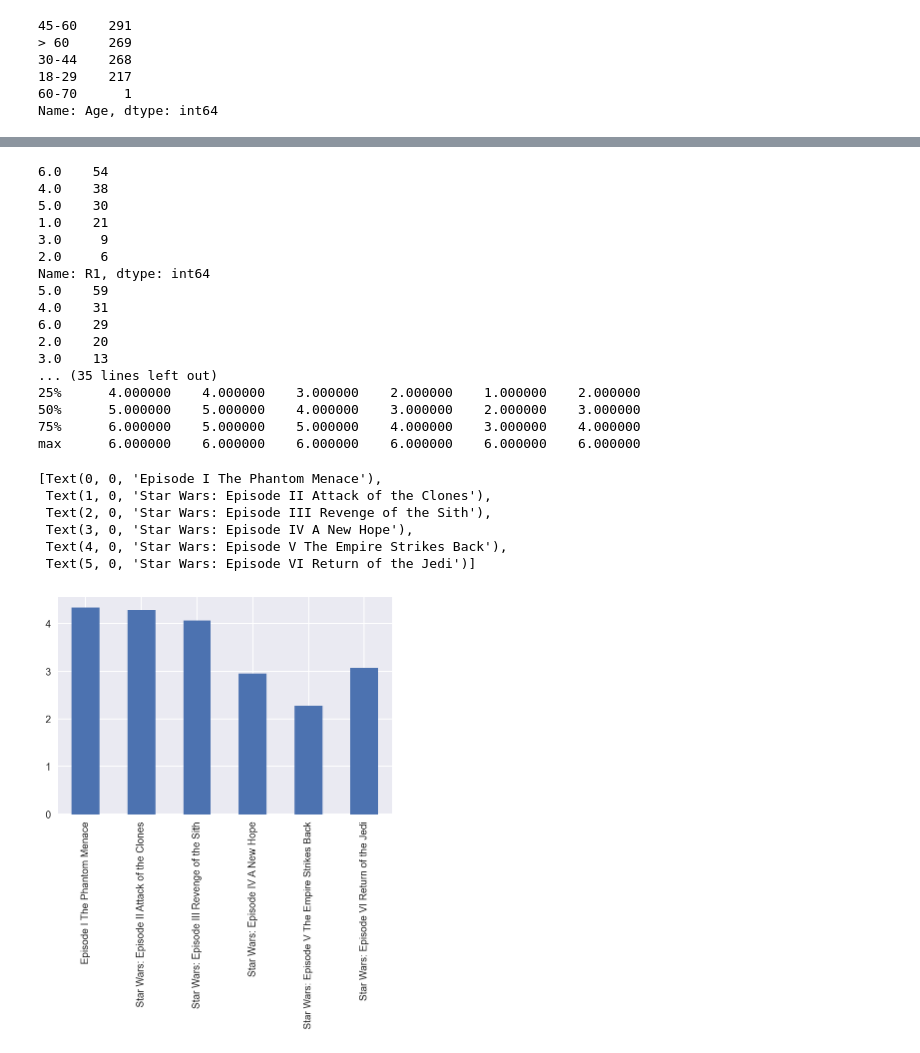
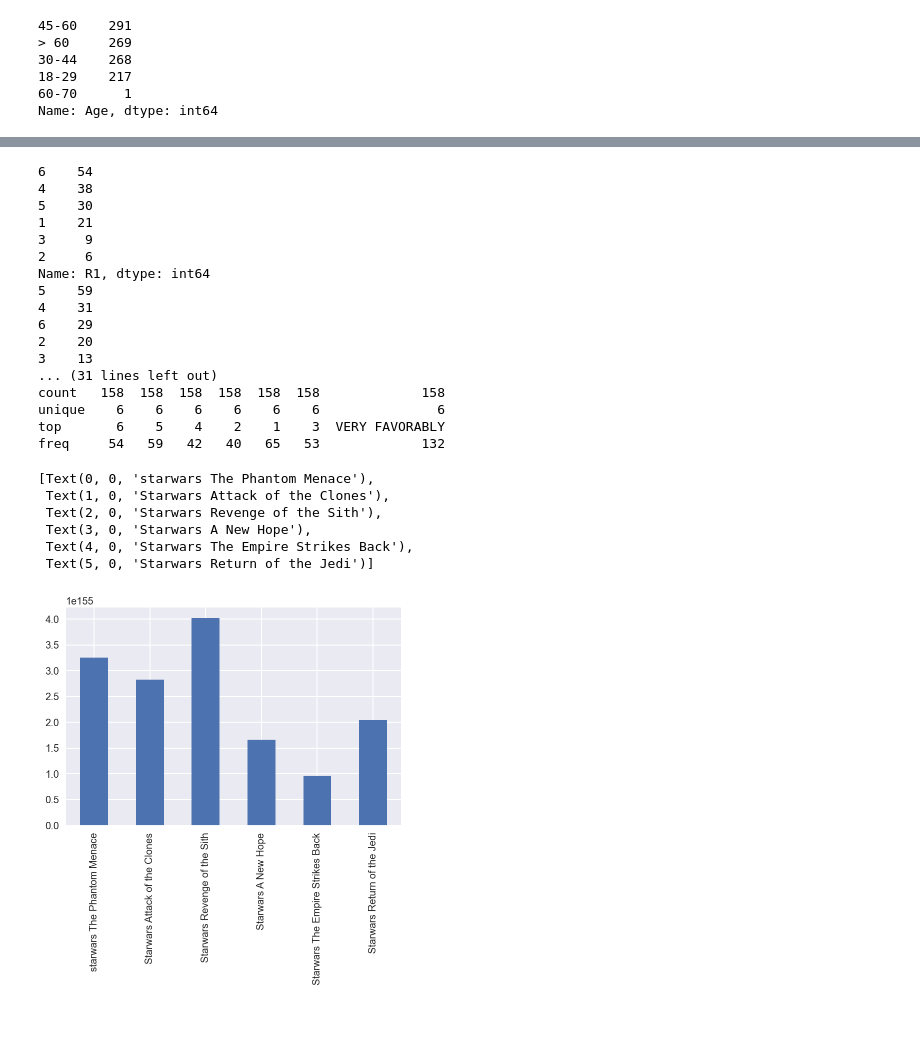
Before and after one commit to prashantt777/Machine-learning-Phase-1, a Jupyter notebook: Phase 1_prashant_S3790132.ipynb, the cells around one changed output, grey strips where cells are left out. Cells and saved outputs as stored; diff of their text form; code cells hidden in the pictures; blank space fills up the shorter version.

```diff
--- a/Phase 1_prashant_S3790132.ipynb
+++ b/Phase 1_prashant_S3790132.ipynb
@@ -52,0 +266,2 @@ starwar=pd.read_csv('StarWars.csv',encoding='latin-1' )
+# %%
+starwar.drop(['RespondentID'],inplace = True, axis=1)
@@ -215,5 +400,4 @@
 # %%
-typos = {'YESS': 'Y',
-         'NOO':'N',
-         'F':'FEMALE'}
+typos = {'YESS': 'YES',
+         'NOO':'NO'}
 starwar[(starwar.select_dtypes(['object'])).columns] = starwar.select_dtypes(['object']).apply(lambda x: x.replace(typos))
@@ -342,12 +496,12 @@ dtype: int64
 # %%
-## Removing the nan in 'respondent ID' variable since it is having unique values. We only need rows in which 'respondent ID' is not null
+
 starwar.isnull().sum()
 starwar = starwar[pd.notnull(starwar['Have you seen any of the 6 films in the Star Wars franchise?'])]
 starwar = starwar[pd.notnull(starwar['Do you consider yourself to be a fan of the Star Wars film franchise?'])]
-#starwar = starwar[pd.notnull(starwar['Please rank the Star Wars films in order of preference with 1 being your favorite film in the franchise and 6 being your least favorite film.'])]
-#starwar = starwar[pd.notnull(starwar['R2'])]
-#starwar = starwar[pd.notnull(starwar['R3'])]
-#starwar = starwar[pd.notnull(starwar['Please state whether you view the following characters favorably, unfavorably, or are unfamiliar with him/her.'])]
+starwar = starwar[pd.notnull(starwar['R1'])]
+starwar = starwar[pd.notnull(starwar['R2'])]
+starwar = starwar[pd.notnull(starwar['R3'])]
+starwar = starwar[pd.notnull(starwar['F_Han Solo'])]
 starwar = starwar[pd.notnull(starwar['F_Luke Skywalker'])]
 starwar = starwar[pd.notnull(starwar['F_Princess Leia Organa'])]
 starwar = starwar[pd.notnull(starwar['F_Anakin Skywalker'])]
@@ -361,3 +515,4 @@ starwar = starwar[pd.notnull(starwar['F_R2 D2'])]
 starwar = starwar[pd.notnull(starwar['F_Jar Jar Binks'])]
 starwar = starwar[pd.notnull(starwar['F_Padme Amidala'])]
 starwar = starwar[pd.notnull(starwar['F_Yoda'])]
+starwar = starwar[pd.notnull(starwar['Are you familiar with the Expanded Universe?'])]
@@ -479,4 +618,0 @@ R6  2.987235e+105    NaN
-# %%
-# converting string type to float type for ranking columns.
-starwar[starwar.columns[9:15]] = starwar[starwar.columns[9:15]].astype(float)
-starwar[starwar.columns[9:15]].dtypes
@@ -491,44 +657,44 @@ dtype: object
 # %%
-#plotting rank of each films
+
 starwar.describe()
 print(starwar['R1'].value_counts())
 print(starwar['R2'].value_counts())
 print(starwar['R3'].value_counts())
 print(starwar['R4'].value_counts())
 print(starwar['R5'].value_counts())
 print(starwar['R6'].value_counts())
 
 
-print(starwar[starwar.columns[9:15]].describe())
+print(starwar[starwar.columns[8:15]].describe())
 
 import matplotlib.pyplot as plt
 %matplotlib inline
-fig, s_1= plt.subplots()
-s_1 = starwar[starwar.columns[9:15]].mean().plot(kind = 'bar')
-s_1.set_xticklabels(['Episode I The Phantom Menace','Star Wars: Episode II Attack of the Clones','Star Wars: Episode III Revenge of the Sith','Star Wars: Episode IV A New Hope','Star Wars: Episode V The Empire Strikes Back',
-                'Star Wars: Episode VI Return of the Jedi'])
+fig, star= plt.subplots()
+star = starwar[starwar.columns[8:15]].mean().plot(kind = 'bar')
+star.set_xticklabels(['starwars The Phantom Menace','Starwars Attack of the Clones','Starwars Revenge of the Sith','Starwars A New Hope','Starwars The Empire Strikes Back',
+                'Starwars Return of the Jedi'])
 # %% [output]
-6.0    54
-4.0    38
-5.0    30
-1.0    21
-3.0     9
-2.0     6
+6    54
+4    38
+5    30
+1    21
+3     9
+2     6
 Name: R1, dtype: int64
-5.0    59
-4.0    31
-6.0    29
-2.0    20
-3.0    13
-... (35 lines left out)
-25%      4.000000    4.000000    3.000000    2.000000    1.000000    2.000000
-50%      5.000000    5.000000    4.000000    3.000000    2.000000    3.000000
-75%      6.000000    5.000000    5.000000    4.000000    3.000000    4.000000
-max      6.000000    6.000000    6.000000    6.000000    6.000000    6.000000
+5    59
+4    31
+6    29
+2    20
+3    13
+... (31 lines left out)
+count   158  158  158  158  158  158             158
+unique    6    6    6    6    6    6               6
+top       6    5    4    2    1    3  VERY FAVORABLY
+freq     54   59   42   40   65   53             132
-[Text(0, 0, 'Episode I The Phantom Menace'),
- Text(1, 0, 'Star Wars: Episode II Attack of the Clones'),
- Text(2, 0, 'Star Wars: Episode III Revenge of the Sith'),
- Text(3, 0, 'Star Wars: Episode IV A New Hope'),
- Text(4, 0, 'Star Wars: Episode V The Empire Strikes Back'),
- Text(5, 0, 'Star Wars: Episode VI Return of the Jedi')]
+[Text(0, 0, 'starwars The Phantom Menace'),
+ Text(1, 0, 'Starwars Attack of the Clones'),
+ Text(2, 0, 'Starwars Revenge of the Sith'),
+ Text(3, 0, 'Starwars A New Hope'),
+ Text(4, 0, 'Starwars The Empire Strikes Back'),
+ Text(5, 0, 'Starwars Return of the Jedi')]
-[figure, old version]
+[figure, new version]
```
Also changed, not shown: parts of 109 cells of this notebook.
